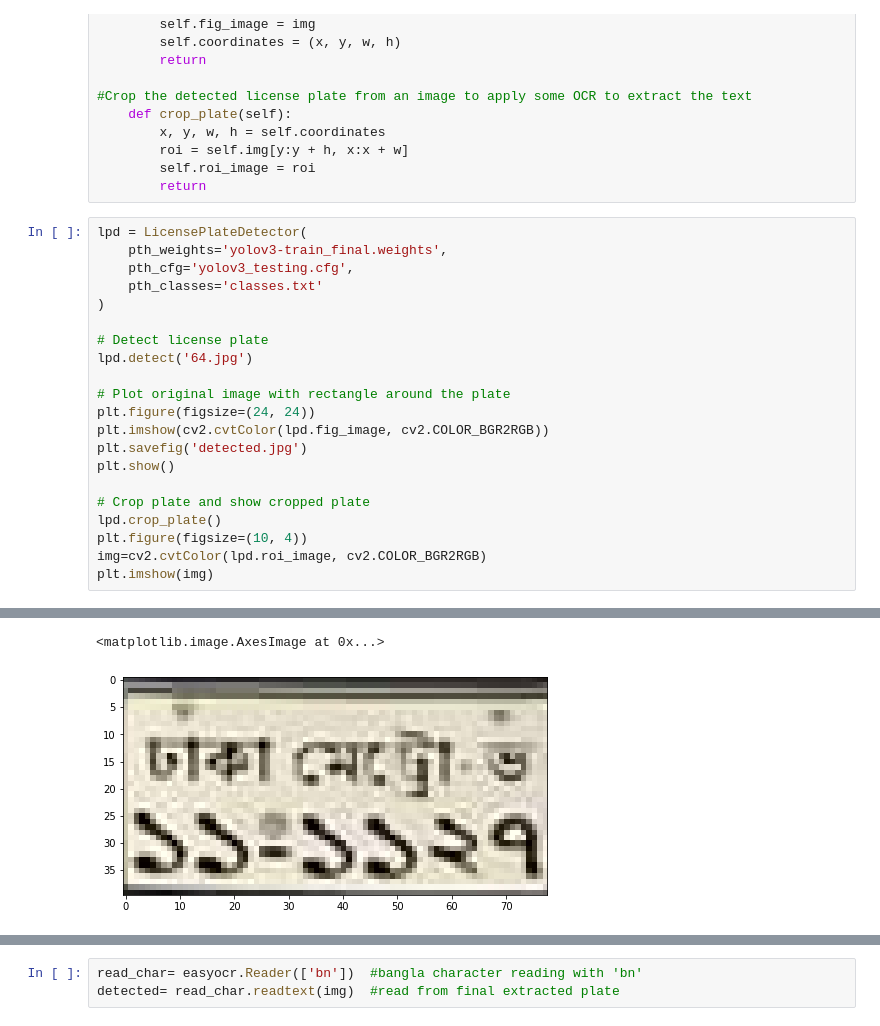
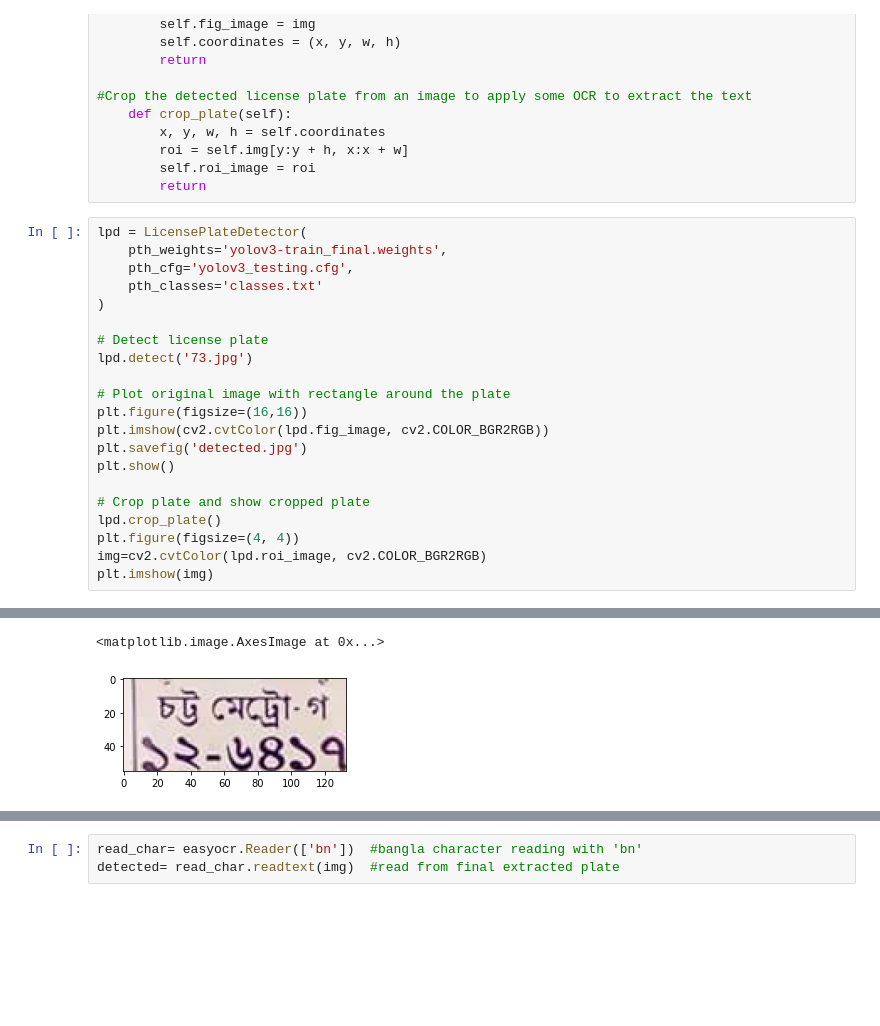
Before and after one commit to NAyeshaKhan/CSE498R, a Jupyter notebook: LicensePlateDetection.ipynb, the cells around one changed output, grey strips where cells are left out. Drawn from its saved outputs; the diff is of its cells as text; blank space fills up the shorter version.

```diff
--- a/LicensePlateDetection.ipynb
+++ b/LicensePlateDetection.ipynb
@@ -76,17 +76,17 @@ lpd = LicensePlateDetector(
 )
 
 # Detect license plate
-lpd.detect('64.jpg')
+lpd.detect('73.jpg')
 
 # Plot original image with rectangle around the plate
-plt.figure(figsize=(24, 24))
+plt.figure(figsize=(16,16))
 plt.imshow(cv2.cvtColor(lpd.fig_image, cv2.COLOR_BGR2RGB))
 plt.savefig('detected.jpg')
 plt.show()
 
 # Crop plate and show cropped plate
 lpd.crop_plate()
-plt.figure(figsize=(10, 4))
+plt.figure(figsize=(4, 4))
 img=cv2.cvtColor(lpd.roi_image, cv2.COLOR_BGR2RGB)
 plt.imshow(img)
 # %% [output]
@@ -94,2 +94,2 @@ plt.imshow(img)
 <matplotlib.image.AxesImage at 0x...>
-[figure, old version]
+[figure, new version]
```
Also changed, not shown: parts of 3 cells of this notebook, 1 other file.
